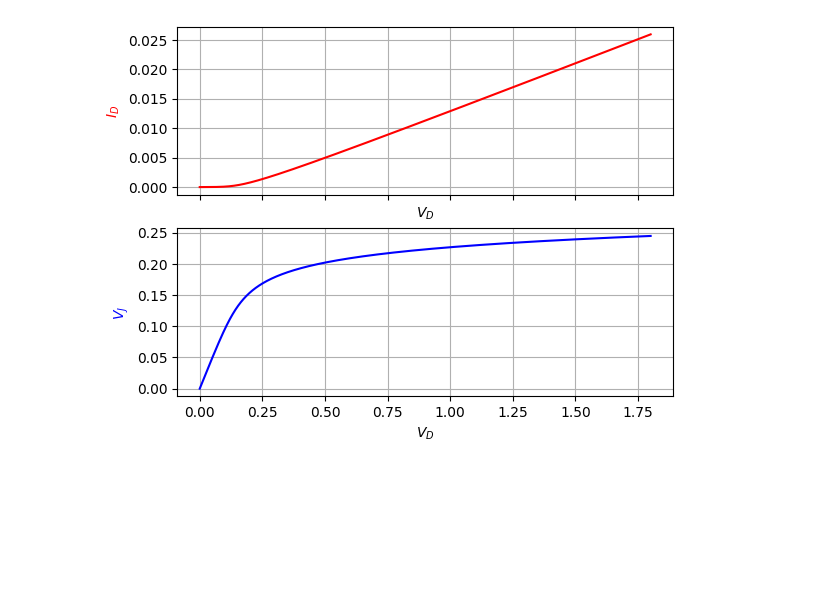
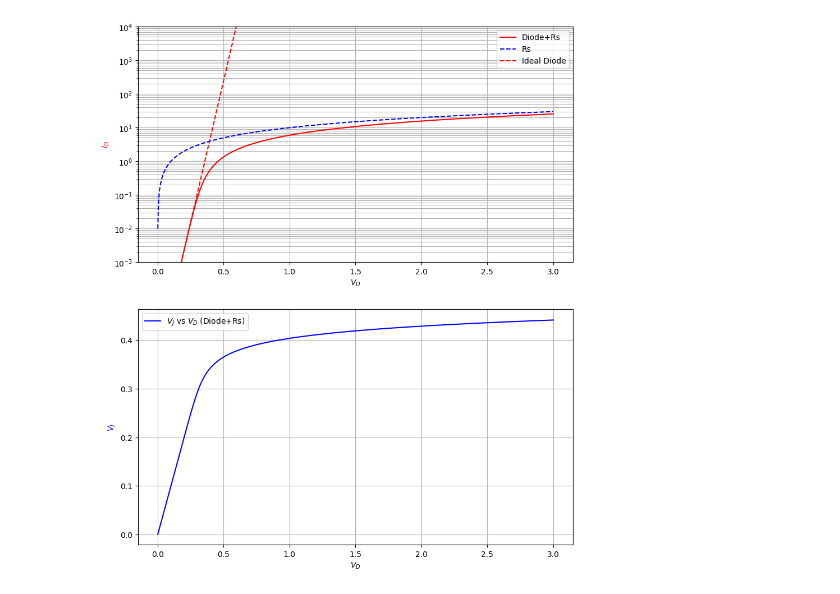
Before and after one commit to Rafdal/notebooks, a Jupyter notebook: FE/Diodo.ipynb, the cells around one changed output. Cells and saved outputs as stored; diff of their text form; code cells hidden in the pictures; blank space fills up the shorter version.

```diff
--- a/FE/Diodo.ipynb
+++ b/FE/Diodo.ipynb
@@ -2,7 +2,6 @@
 import sympy as sp
 import numpy as np
 import matplotlib.pyplot as plt
-from scipy.special import lambertw as LambertW
 
 Id, Is, Vd, Vj, Rs, Vt = sp.symbols('Id Is Vd Vj Rs Vt', real=True)
 
@@ -12,11 +11,8 @@ current_eq = sp.Eq(Id, (Vd - Vj)/Rs)
 display(diode_eq)
 display(current_eq)
 
+ideal_diode_sol = sp.solve(diode_eq, Id)[0]
 sol = sp.solve([diode_eq, current_eq], [Id, Vj], dict=True)[0]
-
-for k, v in sol.items():
-    sol[k] = v.simplify()
-    display(sp.Eq(k, sol[k]))
 # %% [output]
 $\displaystyle Id = Is \left(e^{\frac{Vj}{Vt}} - 1\right)$
 $\displaystyle Id = \frac{Vd - Vj}{Rs}$
@@ -34,44 +38,52 @@ q = 1.60217662e-19  # define q (charge of electron)
 const = {
     Vt: k*T/q,
     # A
-    Is: 2e-6,
+    Is: 1e-6,
     # ohm
-    Rs: 60    ,
+    Rs: 0.1    ,
 }
 
-import copy
-import numpy as np
 from scipy.special import lambertw as LambertW
-import sympy as sp
-
 
 # lambdify the functions
 def custom_lambdify(x, expr):
-    return sp.lambdify(copy.copy(x), copy.copy(expr), modules=[{'LambertW': LambertW, 'exp': np.exp, 'log': np.log}, 'numpy'])
+    return sp.lambdify(x, expr, modules=[{'LambertW': LambertW, 'exp': np.exp, 'log': np.log}, 'numpy'])
 
 f_Id = custom_lambdify(Vd, sol_Id.subs(const))
 f_Vj = custom_lambdify(Vd, sol_Vj.subs(const))
+f_Id_ideal = custom_lambdify(Vj, ideal_diode_sol.subs(const))
 
 # create a range of voltages
-x = np.linspace(0, 1.8, 1000)
+v = np.linspace(1e-3, 3, 1000)
 
+# plt.figure(figsize=(10, 10))
 # create two different y-axes
-fig, axs = plt.subplots(2, 1, sharex=True)
+fig, axs = plt.subplots(2, 1, figsize=(10, 12))
 ax1, ax2 = axs
 
 # plot the current
-ax1.plot(x, f_Id(x), 'r')
+Id_vs_Vd        = np.abs(f_Id(v))
+Irs_vs_Vd       = np.abs(v/const[Rs])
+Vj_vs_Vd        = np.abs(f_Vj(v))
+Iideal_vs_Vj    = np.abs(f_Id_ideal(v))
+
+ax1.semilogy(v, Id_vs_Vd, 'r', linestyle='-', label='Diode+Rs')
+ax1.semilogy(v, Irs_vs_Vd, 'b', linestyle='--', label='Rs')
+ax1.semilogy(v, Iideal_vs_Vj, 'r', linestyle='--', label='Ideal Diode')
 ax1.set_ylabel('$I_D$', color='r')
 ax1.set_xlabel('$V_D$')
-ax1.grid()
+ax1.grid(which='both')
+ax1.set_ylim(1e-3, 1e4)
+ax1.legend()
 
 # plot the diode junction voltage
-ax2.plot(x, f_Vj(x), 'b')
+ax2.plot(v, Vj_vs_Vd, 'b', linestyle='-', label='$V_J$ vs $V_D$ (Diode+Rs)')
 ax2.set_ylabel('$V_J$', color='b')
 ax2.set_xlabel('$V_D$')
+ax2.legend()
 ax2.grid()
 
 
 plt.show()
 # %% [output]
-[figure, old version]
+[figure, new version]
```
Also changed, not shown: parts of 2 cells of this notebook.
